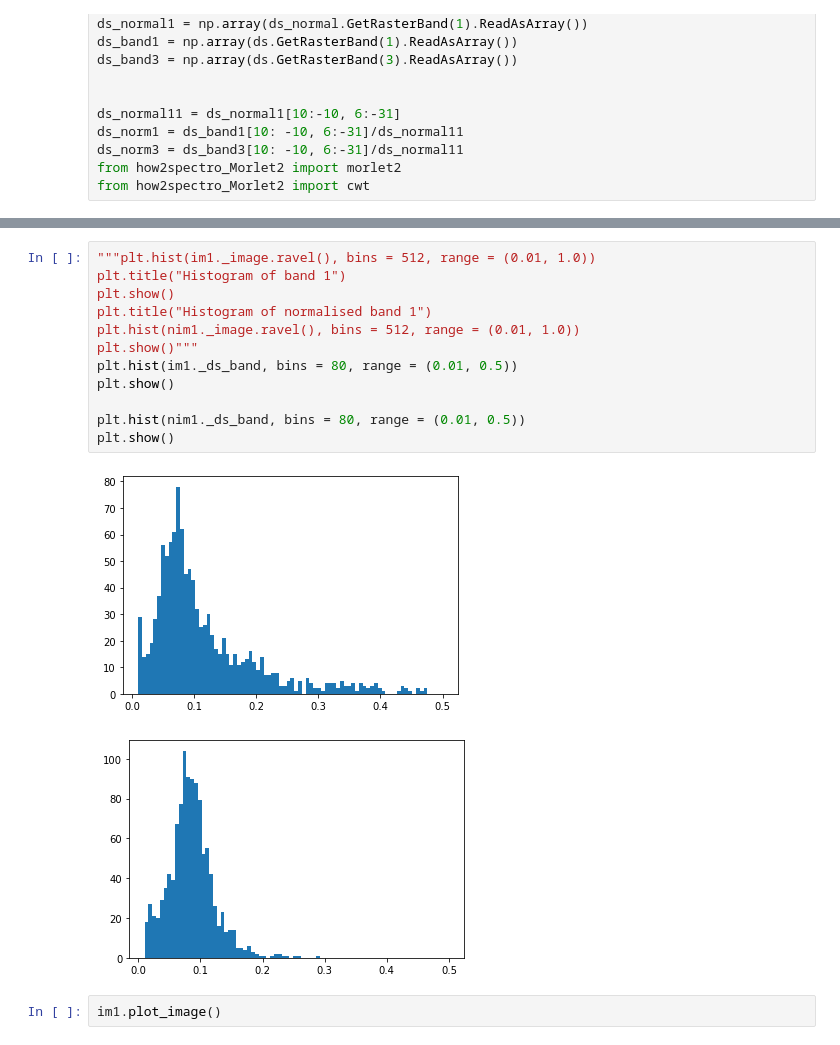
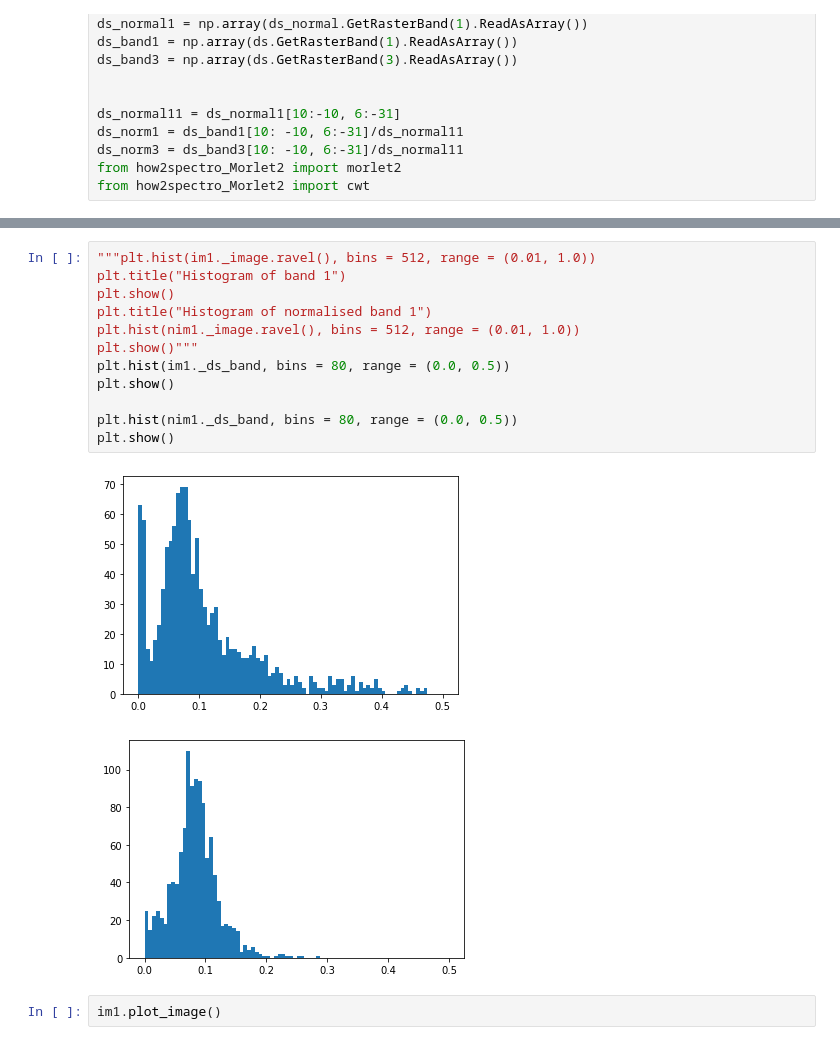
Before and after one commit to eobroets/CESBIO, a Jupyter notebook: lib2.ipynb, the cells around one changed output, grey strips where cells are left out. Cells and saved outputs as stored; diff of their text form.

```diff
--- a/lib2.ipynb
+++ b/lib2.ipynb
@@ -30,18 +35,18 @@ nim3 = lib2(ds_norm3)
 # %%
 """plt.hist(im1._image.ravel(), bins = 512, range = (0.01, 1.0))
 plt.title("Histogram of band 1")
 plt.show()
 plt.title("Histogram of normalised band 1")
 plt.hist(nim1._image.ravel(), bins = 512, range = (0.01, 1.0))
 plt.show()"""
-plt.hist(im1._ds_band, bins = 80, range = (0.01, 0.5))
+plt.hist(im1._ds_band, bins = 80, range = (0.0, 0.5))
 plt.show()
 
-plt.hist(nim1._ds_band, bins = 80, range = (0.01, 0.5))
+plt.hist(nim1._ds_band, bins = 80, range = (0.0, 0.5))
 plt.show()
 # %% [output]
-[figure, old version]
+[figure, new version]
-[figure, old version]
+[figure, new version]
 # %%
 im1.plot_image()
 # %% [output]
```
Also changed, not shown: parts of 6 cells of this notebook, 13 other files.
